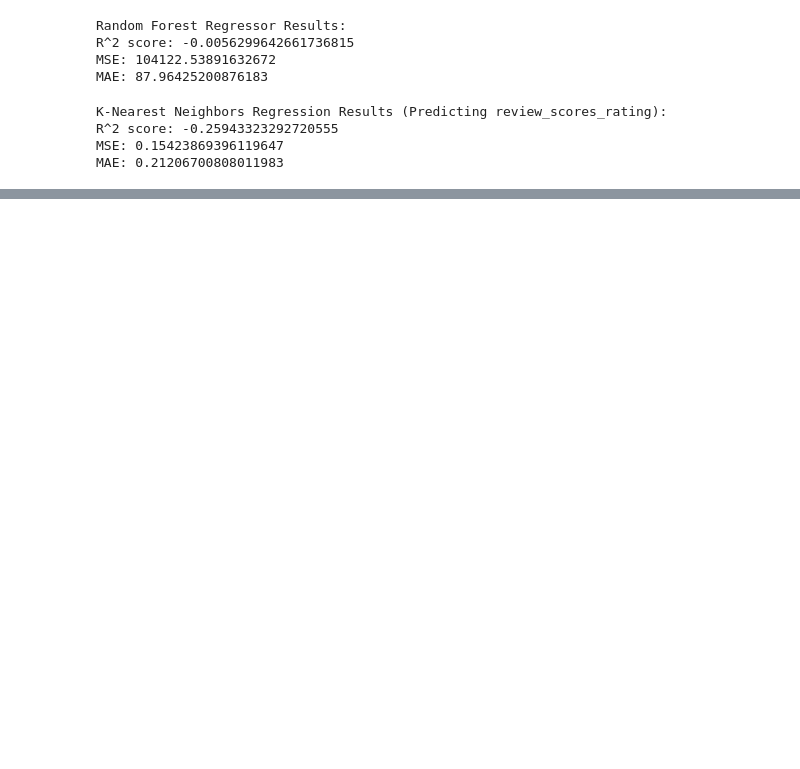
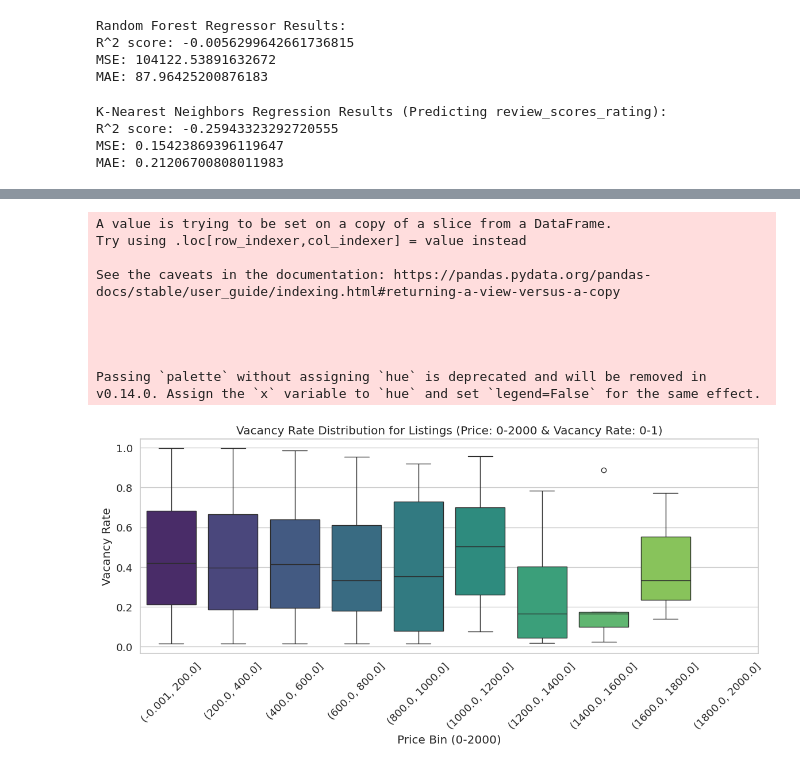
Before and after one commit to Saeed2761989/Toronto-Air-bnb, a Jupyter notebook: W25_Final_project_.ipynb, the cells around one changed output, grey strips where cells are left out. Cells and saved outputs as stored; diff of their text form; code cells hidden in the pictures; blank space fills up the shorter version.

```diff
--- a/W25_Final_project_.ipynb
+++ b/W25_Final_project_.ipynb
@@ -1355,6 +1091,9 @@ listings2nd['last_review'] = pd.to_datetime(listings2nd['last_review'])
 listings2nd['first_review'] = pd.to_datetime(listings2nd['first_review'])
 
 listings2nd = listings2nd[listings2nd['last_review'].dt.year >= 2022].reset_index(drop=True)
+
+listings2nd['price'] = listings2nd['price'].replace({'\$': '', ',': ''}, regex=True).astype(float)
+
 # Now, your DataFrame 'df' should be fully numeric and clean:
 print(listings2nd.info())
 # %% [output]
@@ -1462,0 +1326,47 @@ fig.show()
+# %%
+import numpy as np
+import pandas as pd
+import matplotlib.pyplot as plt
+import seaborn as sns
+
+# Ensure the 'Vacancy rate' column exists in listings2nd; if not, create it.
+if 'Vacancy rate' not in listings2nd.columns:
+    listings2nd['Vacancy rate'] = listings2nd['estimated_occupancy_l365d'] / listings2nd['availability_365']
+
+# Convert 'price' to float by removing any dollar signs and commas (if needed)
+listings2nd['price'] = listings2nd['price'].replace({'\$': '', ',': ''}, regex=True).astype(float)
+
+# Filter the data for:
+# - Vacancy rate greater than 0 and less than 1.
+# - Price between 0 and 2000.
+filtered_data = listings2nd[
+    (listings2nd['Vacancy rate'] > 0) &
+    (listings2nd['Vacancy rate'] < 1) &
+    (listings2nd['price'] >= 0) &
+    (listings2nd['price'] <= 2000)
+]
+
+# Create price bins; here we create 10 bins spanning the price range 0 to 2000.
+price_bins = np.linspace(0, 2000, 11)
+filtered_data['price_bin'] = pd.cut(filtered_data['price'], bins=price_bins, include_lowest=True)
+
+# Plot the Vacancy rate distribution by price bins using a colorful box plot with the 'viridis' palette
+plt.figure(figsize=(12, 6))
+sns.boxplot(x='price_bin', y='Vacancy rate', data=filtered_data, palette='viridis')
+plt.xticks(rotation=45)
+plt.xlabel('Price Bin (0-2000)')
+plt.ylabel('Vacancy Rate')
+plt.title('Vacancy Rate Distribution for Listings (Price: 0-2000 & Vacancy Rate: 0-1)')
+plt.tight_layout()
+plt.show()
+# %% [output]
+A value is trying to be set on a copy of a slice from a DataFrame.
+Try using .loc[row_indexer,col_indexer] = value instead
+
+See the caveats in the documentation: https://pandas.pydata.org/pandas-docs/stable/user_guide/indexing.html#returning-a-view-versus-a-copy
+
+
+
+
+Passing `palette` without assigning `hue` is deprecated and will be removed in v0.14.0. Assign the `x` variable to `hue` and set `legend=False` for the same effect.
+[figure, added]
```
Also changed, not shown: parts of 29 cells of this notebook.
